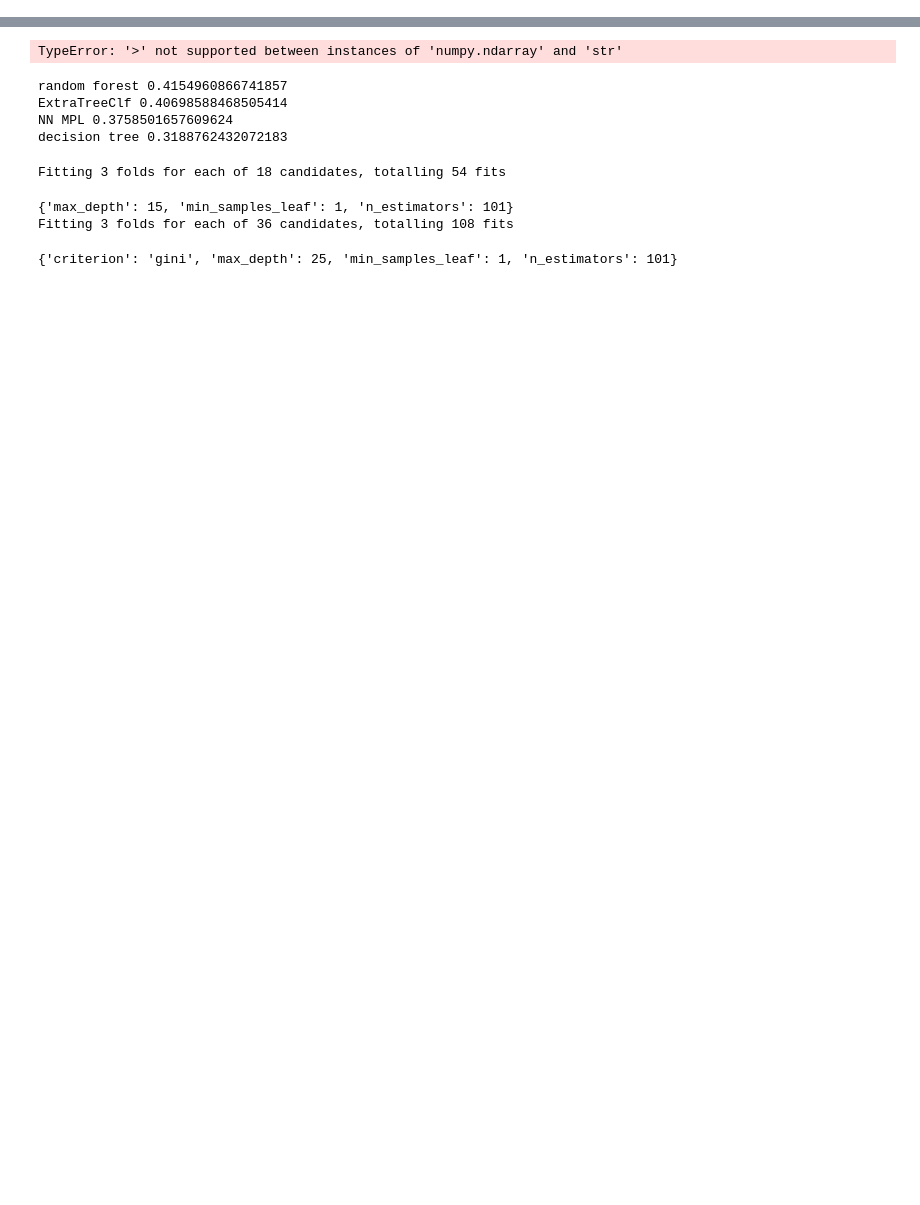
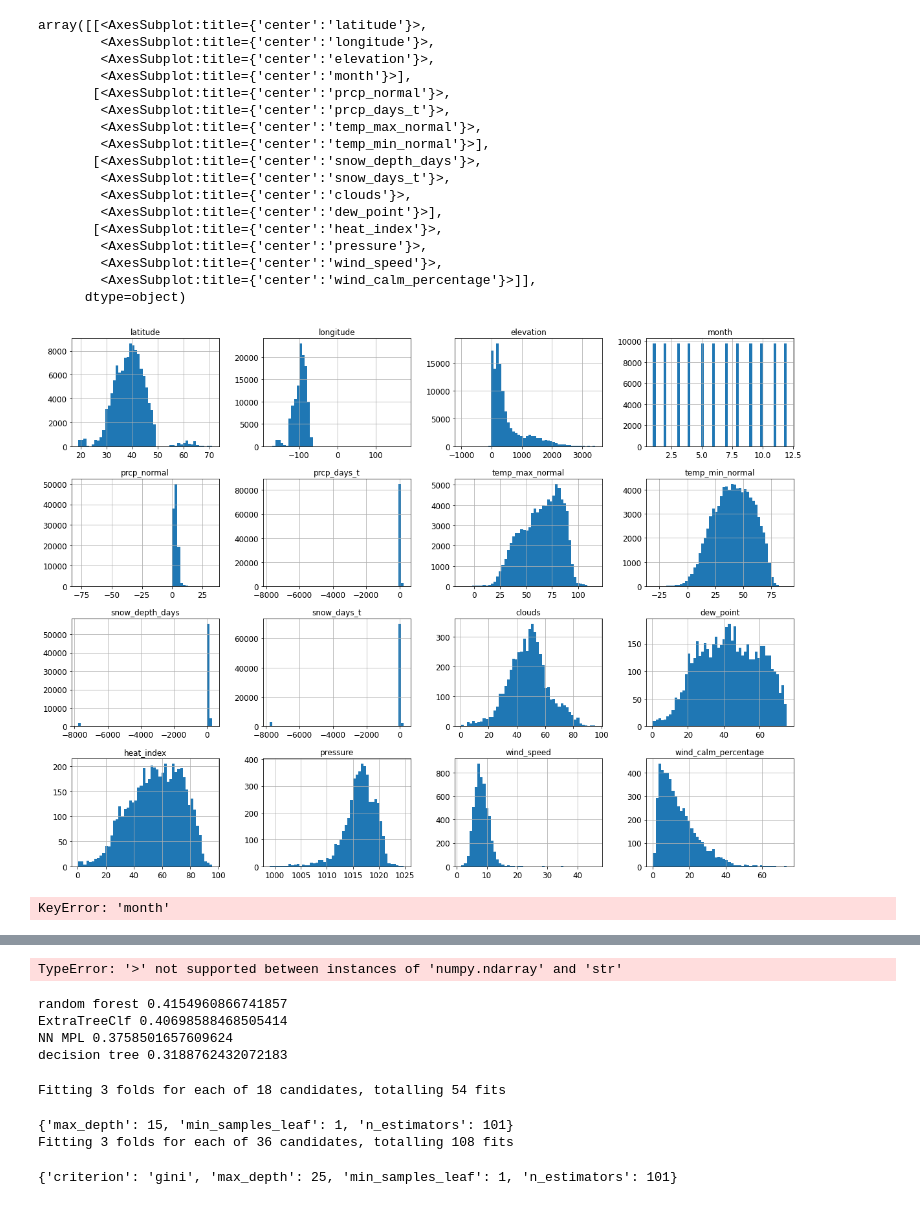
Before and after one commit to sKwil/ml-team3, a Jupyter notebook: jupyter/Trenton_Stuff/2ndProjectTesting.ipynb, the cells around one changed output, grey strips where cells are left out. Drawn from its saved outputs; the diff is of its cells as text; code cells hidden in the pictures; blank space fills up the shorter version.

```diff
--- a/jupyter/Trenton_Stuff/2ndProjectTesting.ipynb
+++ b/jupyter/Trenton_Stuff/2ndProjectTesting.ipynb
@@ -40,11 +92,40 @@ monthAvg = ut.load_sql_as_df('SELECT * From MonthlyAverages;')
+# %%
+%matplotlib inline
+
+import matplotlib as mpl
+import matplotlib.pyplot as plt
+mpl.rc('axes', labelsize=14)
+mpl.rc('xtick', labelsize=12)
+mpl.rc('ytick', labelsize=12)
+
+df.hist(bins=50, figsize=(20,15))
+# %% [output]
+array([[<AxesSubplot:title={'center':'latitude'}>,
+        <AxesSubplot:title={'center':'longitude'}>,
+        <AxesSubplot:title={'center':'elevation'}>,
+        <AxesSubplot:title={'center':'month'}>],
+       [<AxesSubplot:title={'center':'prcp_normal'}>,
+        <AxesSubplot:title={'center':'prcp_days_t'}>,
+        <AxesSubplot:title={'center':'temp_max_normal'}>,
+        <AxesSubplot:title={'center':'temp_min_normal'}>],
+       [<AxesSubplot:title={'center':'snow_depth_days'}>,
+        <AxesSubplot:title={'center':'snow_days_t'}>,
+        <AxesSubplot:title={'center':'clouds'}>,
+        <AxesSubplot:title={'center':'dew_point'}>],
+       [<AxesSubplot:title={'center':'heat_index'}>,
+        <AxesSubplot:title={'center':'pressure'}>,
+        <AxesSubplot:title={'center':'wind_speed'}>,
+        <AxesSubplot:title={'center':'wind_calm_percentage'}>]],
+      dtype=object)
+[figure, added]
 # %%
 # Getting features and choosing labels. Fill NaN spots with NaN text to manipulate them
 labels = df["state"]
-features = df.drop(['region', 'latitude', 'longitude', 'elevation', 'region'], axis=1)
-features = features.fillna('NaN')
+#['region', 'latitude', 'longitude', 'elevation', 'region'] are all dropped automatically
+df = df.fillna('NaN')
 
 # Changing columns in to months to help compare
-featSer = features["month"].to_numpy()
+featSer = df["month"].to_numpy()
 prcpIntM = monthAvg["prcpInt"].to_numpy()
 prcpFreqM = monthAvg["prcpFreq"].to_numpy()
 temp_max_normalM = monthAvg["temp_max_normal"].to_numpy()
@@ -58,18 +139,18 @@ pressureM = monthAvg["pressure"].to_numpy()
 windM = monthAvg["wind_speed"].to_numpy()
 windCalmM = monthAvg["wind_calm_percentage"].to_numpy()
 
-prcp_normRay = features["prcp_normal"].to_numpy()
-prcp_days_tRay = features["prcp_days_t"].to_numpy()
-temp_max_normalRay = features["temp_max_normal"].to_numpy()
-temp_min_normalRay = features["temp_min_normal"].to_numpy()
-snow_depthRay = features["snow_depth_days"].to_numpy()
-snow_daysRay = features["snow_days_t"].to_numpy()
-cloudsRay = features["clouds"].to_numpy()
-dewRay = features["dew_point"].to_numpy()
-heatRay = features["heat_index"].to_numpy()
-pressureRay = features["pressure"].to_numpy()
-windRay = features["wind_speed"].to_numpy()
-windCalmRay = features["wind_calm_percentage"].to_numpy()
+prcp_normRay = df["prcp_normal"].to_numpy()
+prcp_days_tRay = df["prcp_days_t"].to_numpy()
+temp_max_normalRay = df["temp_max_normal"].to_numpy()
+temp_min_normalRay = df["temp_min_normal"].to_numpy()
+snow_depthRay = df["snow_depth_days"].to_numpy()
+snow_daysRay = df["snow_days_t"].to_numpy()
+cloudsRay = df["clouds"].to_numpy()
+dewRay = df["dew_point"].to_numpy()
+heatRay = df["heat_index"].to_numpy()
+pressureRay = df["pressure"].to_numpy()
+windRay = df["wind_speed"].to_numpy()
+windCalmRay = df["wind_calm_percentage"].to_numpy()
 
 #replacing bad values
 for i in range(len(featSer)):
@@ -98,6 +179,8 @@ for i in range(len(featSer)):
     if windCalmRay[i] == 'NaN' or windCalmRay[i] == -9999 or windCalmRay[i] == -8888 or windCalmRay[i] == -7777 or windCalmRay[i] == -6666 or windCalmRay[i] == -5555:
         windCalmRay[i] = windCalmM[featSer[i]-1]
 
-
+df1 = df.copy()
 # Recreating filled dataset
-features = pd.DataFrame({'prcp_normRay' : prcp_normRay, 'prcp_days_tRay' : prcp_days_tRay, "temp_max_normalRay" : temp_max_normalRay, "temp_min_normalRay" : temp_min_normalRay, "snow_depthRay" : snow_depthRay, "snow_daysRay" : snow_daysRay, "cloudsRay" : cloudsRay, "dewRay" : dewRay, "heatRay" : heatRay, "pressureRay" : pressureRay, "windRay" : windRay, "windCalmRay" : windCalmRay})
+df = pd.DataFrame({'state' : labels, 'prcp_normRay' : prcp_normRay, 'prcp_days_tRay' : prcp_days_tRay, "temp_max_normalRay" : temp_max_normalRay, "temp_min_normalRay" : temp_min_normalRay, "snow_depthRay" : snow_depthRay, "snow_daysRay" : snow_daysRay, "cloudsRay" : cloudsRay, "dewRay" : dewRay, "heatRay" : heatRay, "pressureRay" : pressureRay, "windRay" : windRay, "windCalmRay" : windCalmRay})
+# %% [output]
+KeyError: 'month'
```
Also changed, not shown: parts of 16 cells of this notebook.
